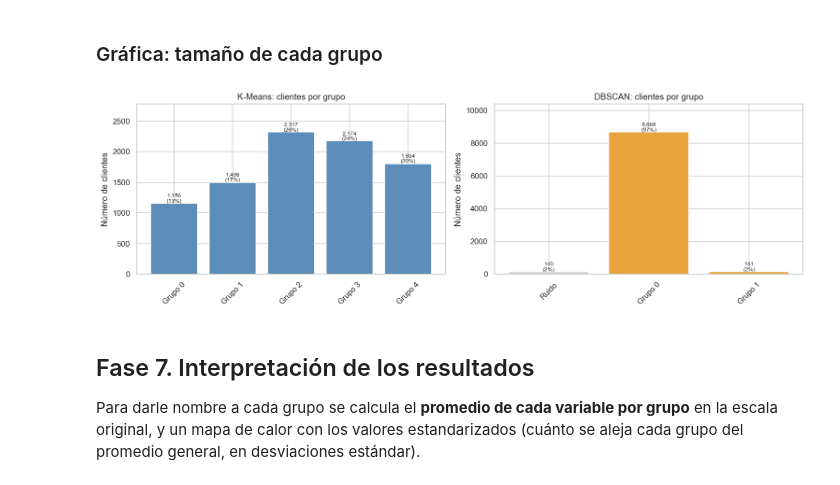
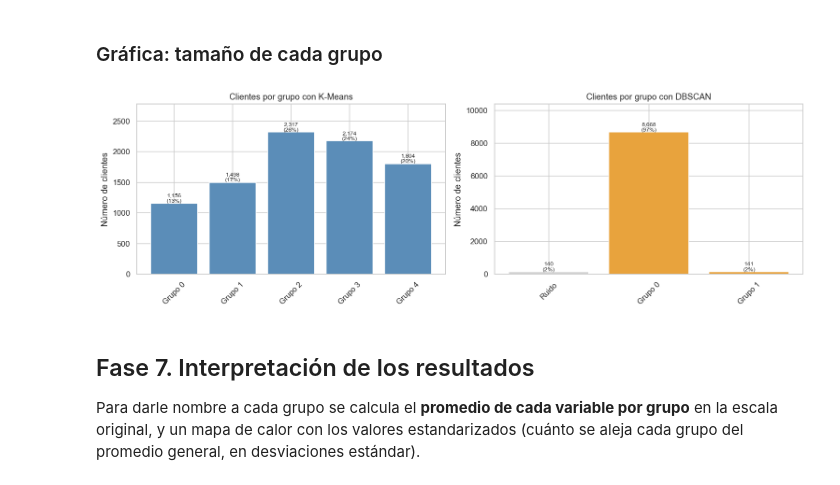
Before and after one commit to Kevinn-19/proyecto-final-ml, a Jupyter notebook: notebooks/segmentacion_clientes_tarjetas.ipynb, the cells around one changed output. Drawn from its saved outputs; the diff is of its cells as text; code cells hidden in the pictures.

```diff
--- a/notebooks/segmentacion_clientes_tarjetas.ipynb
+++ b/notebooks/segmentacion_clientes_tarjetas.ipynb
@@ -974,24 +974,24 @@ plt.show()
 # %%
 fig, ejes = plt.subplots(1, 2, figsize=(14, 4.5))
 
 for eje, (nombre, etiquetas, color) in zip(
     ejes, [("K-Means", etiquetas_km, COLORES[0]), ("DBSCAN", etiquetas_db, COLORES[1])]
 ):
     conteo = pd.Series(etiquetas).value_counts().sort_index()
     nombres = ["Ruido" if g == -1 else f"Grupo {g}" for g in conteo.index]
     colores = ["lightgray" if g == -1 else color for g in conteo.index]
     barras = eje.bar(nombres, conteo.values, color=colores)
     eje.bar_label(barras, labels=[f"{v:,}\n({v / len(etiquetas):.0%})" for v in conteo.values], fontsize=8)
-    eje.set_title(f"{nombre}: clientes por grupo")
+    eje.set_title(f"Clientes por grupo con {nombre}")
     eje.set_ylabel("Número de clientes")
     eje.tick_params(axis="x", rotation=45)
     eje.margins(y=0.2)
 
 plt.tight_layout()
 guardar_figura("eval_03_tamano_grupos")
 plt.show()
 # %% [output]
-[figure, old version]
+[figure, new version]
 # %% [markdown]
 ## Fase 7. Interpretación de los resultados
 
```
Also changed, not shown: parts of 7 cells of this notebook, 12 other files.
